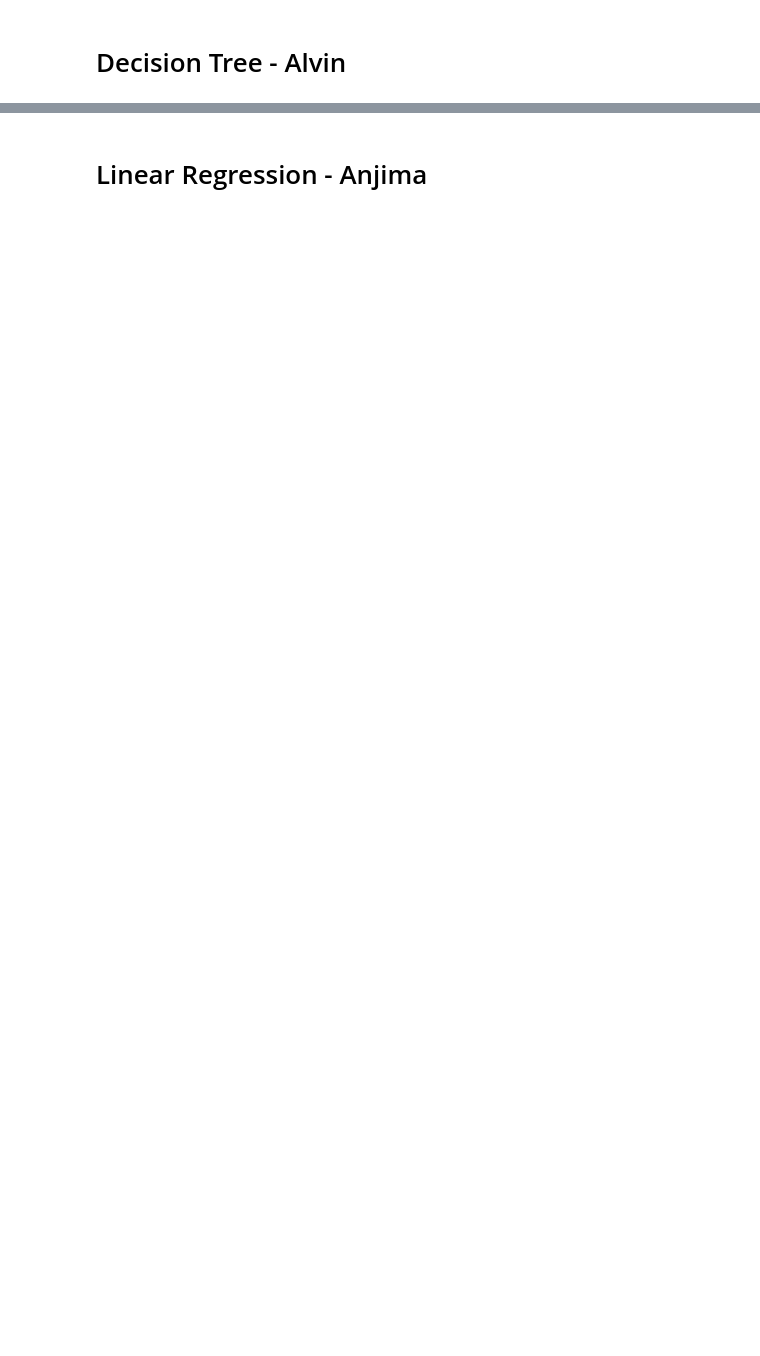
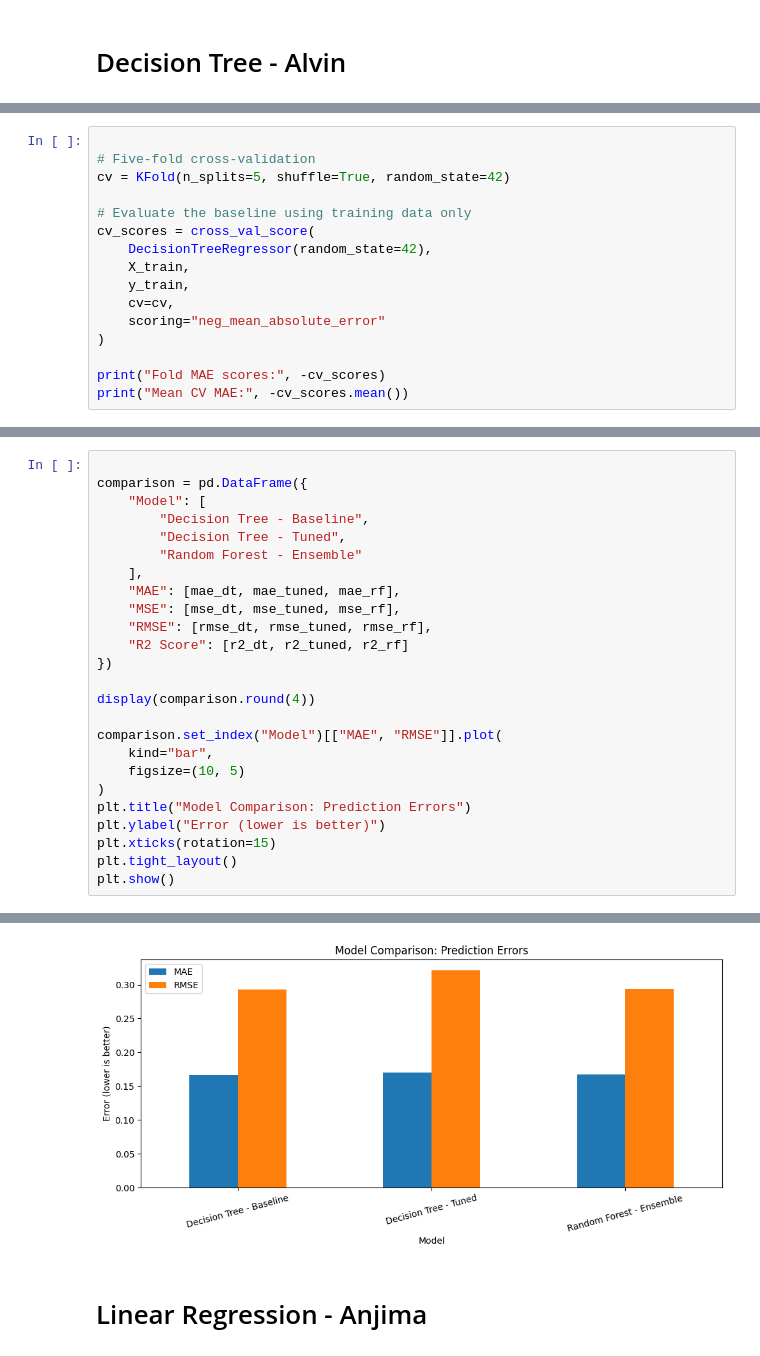
Before and after one commit to AlvinManoj05/Data-Preprocessing-Project, a Jupyter notebook: Data_Processing_Group_Assignment.ipynb, the cells around one changed output, grey strips where cells are left out. Saved outputs shown, nothing was run; the diff lists cells and outputs as text; blank space fills up the shorter version.

```diff
--- a/Data_Processing_Group_Assignment.ipynb
+++ b/Data_Processing_Group_Assignment.ipynb
@@ -403,0 +486,16 @@ X_train,X_test,y_train,y_test=train_test_split(X_scaled,y,test_size=0.2,random_s
+# %%
+
+# Five-fold cross-validation
+cv = KFold(n_splits=5, shuffle=True, random_state=42)
+
+# Evaluate the baseline using training data only
+cv_scores = cross_val_score(
+    DecisionTreeRegressor(random_state=42),
+    X_train,
+    y_train,
+    cv=cv,
+    scoring="neg_mean_absolute_error"
+)
+
+print("Fold MAE scores:", -cv_scores)
+print("Mean CV MAE:", -cv_scores.mean())
@@ -403,0 +585,26 @@ X_train,X_test,y_train,y_test=train_test_split(X_scaled,y,test_size=0.2,random_s
+# %%
+
+comparison = pd.DataFrame({
+    "Model": [
+        "Decision Tree - Baseline",
+        "Decision Tree - Tuned",
+        "Random Forest - Ensemble"
+    ],
+    "MAE": [mae_dt, mae_tuned, mae_rf],
+    "MSE": [mse_dt, mse_tuned, mse_rf],
+    "RMSE": [rmse_dt, rmse_tuned, rmse_rf],
+    "R2 Score": [r2_dt, r2_tuned, r2_rf]
+})
+
+display(comparison.round(4))
+
+comparison.set_index("Model")[["MAE", "RMSE"]].plot(
+    kind="bar",
+    figsize=(10, 5)
+)
+plt.title("Model Comparison: Prediction Errors")
+plt.ylabel("Error (lower is better)")
+plt.xticks(rotation=15)
+plt.tight_layout()
+plt.show()
+# %% [output]
@@ -404,2 +615,3 @@ X_train,X_test,y_train,y_test=train_test_split(X_scaled,y,test_size=0.2,random_s
+[figure, added]
 # %% [markdown]
 # Linear Regression - Anjima
```
Also changed, not shown: parts of 33 cells of this notebook.
